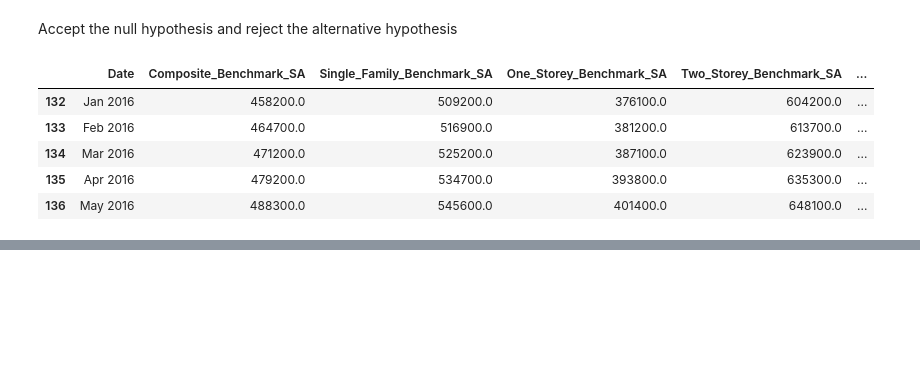
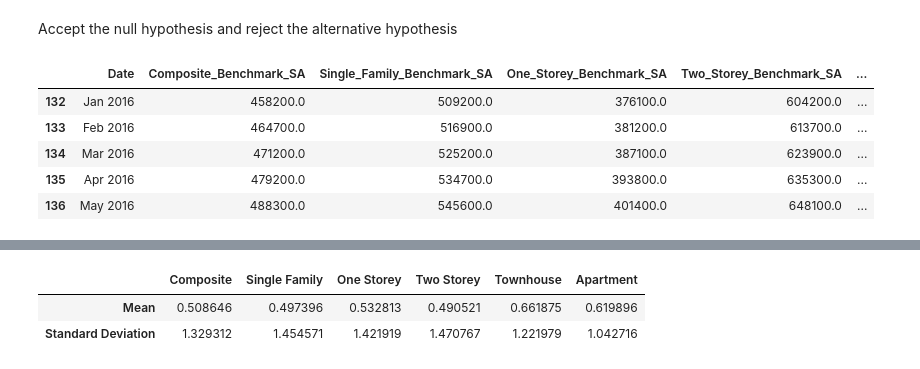
Before and after one commit to JasleenShergill/Covid-s-Effect-on-Real-Estate, a Jupyter notebook: Avg_Home_Price_Pre_Post_Covid.ipynb, the cells around one changed output, grey strips where cells are left out. Drawn from its saved outputs; the diff is of its cells as text; code cells hidden in the pictures; blank space fills up the shorter version.

```diff
--- a/Avg_Home_Price_Pre_Post_Covid.ipynb
+++ b/Avg_Home_Price_Pre_Post_Covid.ipynb
@@ -119,0 +212,29 @@ plt.show()
+# %%
+# calculate the mean and standard deviation of the aggregate_df_2016_2023
+composite_mean = aggregate_df_2016_2023['composite_growth_rate'].mean()
+composite_std = aggregate_df_2016_2023['composite_growth_rate'].std()
+single_family_mean = aggregate_df_2016_2023['single_family_growth_rate'].mean()
+single_family_std = aggregate_df_2016_2023['single_family_growth_rate'].std()
+one_storey_mean = aggregate_df_2016_2023['one_storey_growth_rate'].mean()
+one_storey_std = aggregate_df_2016_2023['one_storey_growth_rate'].std()
+two_storey_mean = aggregate_df_2016_2023['two_storey_growth_rate'].mean()
+two_storey_std = aggregate_df_2016_2023['two_storey_growth_rate'].std()
+townhouse_mean = aggregate_df_2016_2023['townhouse_growth_rate'].mean()
+townhouse_std = aggregate_df_2016_2023['townhouse_growth_rate'].std()
+apartment_mean = aggregate_df_2016_2023['apartment_growth_rate'].mean()
+apartment_std = aggregate_df_2016_2023['apartment_growth_rate'].std()
+
+# create a DataFrame for the mean and standard deviation
+mean_std = pd.DataFrame({'Composite': [composite_mean, composite_std],
+                              'Single Family': [single_family_mean, single_family_std],
+                              'One Storey': [one_storey_mean, one_storey_std],
+                              'Two Storey': [two_storey_mean, two_storey_std],
+                              'Townhouse': [townhouse_mean, townhouse_std],
+                              'Apartment': [apartment_mean, apartment_std]}, index=['Mean', 'Standard Deviation'])
+
+# print the mean and standard deviation
+mean_std
+# %% [output]
+|  | Composite | Single Family | One Storey | Two Storey | Townhouse | Apartment |
+| Mean | 0.508646 | 0.497396 | 0.532813 | 0.490521 | 0.661875 | 0.619896 |
+| Standard Deviation | 1.329312 | 1.454571 | 1.421919 | 1.470767 | 1.221979 | 1.042716 |
```
Also changed, not shown: parts of 8 cells of this notebook, 3 other files.
